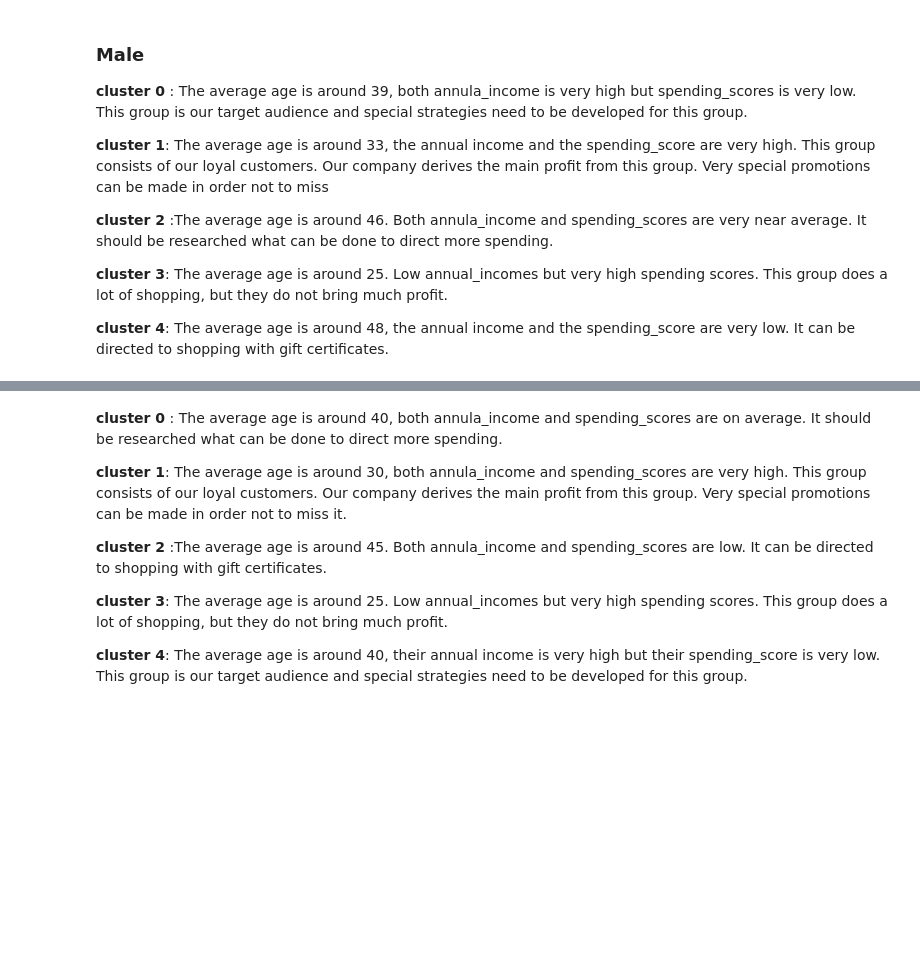
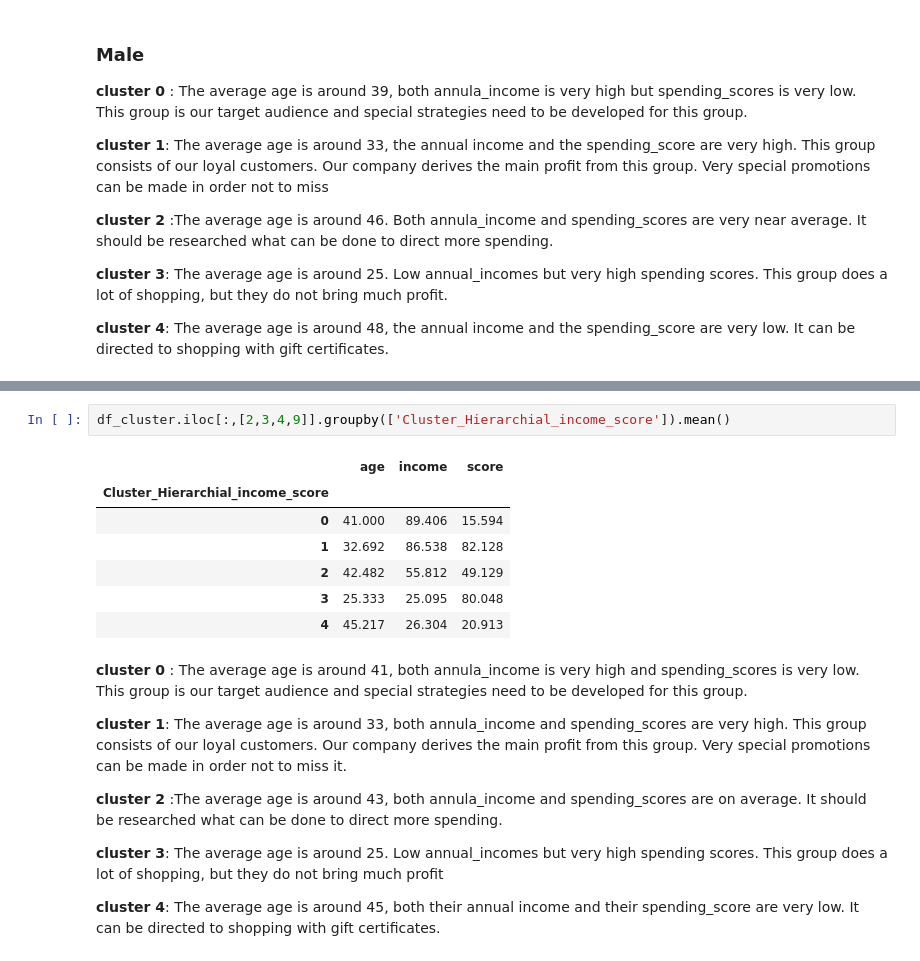
Before and after one commit to safiyeolgun/data-science-st, a Jupyter notebook: projects/Customer Segmentation/Cluestering_Analysis_Customers_Segmentation_Project.ipynb, the cells around one changed output, grey strips where cells are left out. Cells and saved outputs as stored; diff of their text form; blank space fills up the shorter version.

```diff
--- a/projects/Customer Segmentation/Cluestering_Analysis_Customers_Segmentation_Project.ipynb
+++ b/projects/Customer Segmentation/Cluestering_Analysis_Customers_Segmentation_Project.ipynb
@@ -1415,20 +1431,31 @@ This group does a lot of shopping, but they do not bring much profit.
+# %%
+df_cluster.iloc[:,[2,3,4,9]].groupby(['Cluster_Hierarchial_income_score']).mean()
+# %% [output]
+|  | age | income | score |
+| Cluster_Hierarchial_income_score |  |  |  |
+| 0 | 41.000 | 89.406 | 15.594 |
+| 1 | 32.692 | 86.538 | 82.128 |
+| 2 | 42.482 | 55.812 | 49.129 |
+| 3 | 25.333 | 25.095 | 80.048 |
+| 4 | 45.217 | 26.304 | 20.913 |
 # %% [markdown]
-**cluster 0** : The average age is around 40, both annula_income and spending_scores are on average.
+**cluster 0** : The average age is around 41, both annula_income is very high and spending_scores is very low.
+This group is our target audience and special strategies need to be developed for this group.
+
+
+**cluster 1**: The average age is around 33, both annula_income and spending_scores are very high.
+This group consists of our loyal customers. Our company derives the main profit from this group.
+Very special promotions can be made in order not to miss it.
+
+**cluster 2** :The average age is around 43, both annula_income and spending_scores are on average.
 It should be researched what can be done to direct more spending.
 
-**cluster 1**: The average age is around 30, both annula_income and spending_scores are very high.
-This group consists of our loyal customers. Our company derives the main profit from this group. Very
-special promotions can be made in order not to miss it.
 
-**cluster 2** :The average age is around 45. Both annula_income and spending_scores are low. It can be
-directed to shopping with gift certificates.
+**cluster 3**: The average age is around 25. Low annual_incomes but very high spending scores.
+This group does a lot of shopping, but they do not bring much profit
 
-**cluster 3**: The average age is around 25. Low annual_incomes but very high spending scores. This
-group does a lot of shopping, but they do not bring much profit.
-
-**cluster 4**: The average age is around 40, their annual income is very high but their spending_score
-is very low. This group is our target audience and special strategies need to be developed for this
-group.
+**cluster 4**: The average age is around 45, both their annual income and their spending_score are very low.
+It can be directed to shopping with gift certificates.
 # %% [markdown]
 ___
 
```
Also changed, not shown: parts of 3 cells of this notebook.
